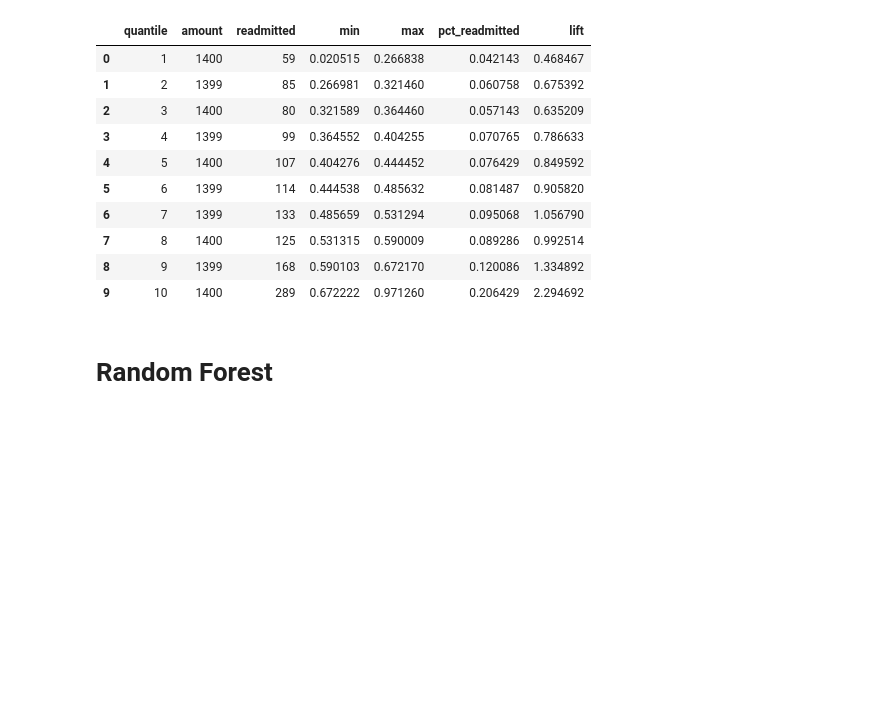
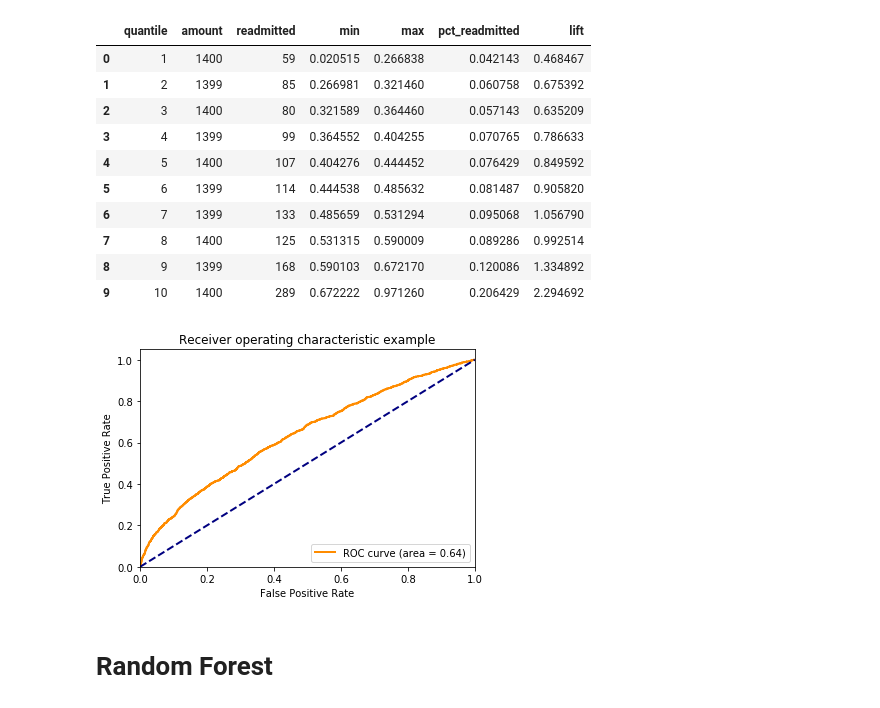
Before and after one commit to ChungHHuang/Capstone_project, a Jupyter notebook: ChungHsuan/Readmission.ipynb, the cells around one changed output. Cells and saved outputs as stored; diff of their text form; code cells hidden in the pictures; blank space fills up the shorter version.

```diff
--- a/ChungHsuan/Readmission.ipynb
+++ b/ChungHsuan/Readmission.ipynb
@@ -240,6 +240,23 @@ quan_table
 | 7 | 8 | 1400 | 125 | 0.531315 | 0.590009 | 0.089286 | 0.992514 |
 | 8 | 9 | 1399 | 168 | 0.590103 | 0.672170 | 0.120086 | 1.334892 |
 | 9 | 10 | 1400 | 289 | 0.672222 | 0.971260 | 0.206429 | 2.294692 |
+# %%
+#y_probs_lg = pd.DataFrame(LR_smo.predict_proba(x_test))[1]
+#fpr_lg, tpr_lg, thresholds_lg = roc_curve(y_test, y_probs_lg)
+auc_lg = roc_auc_score(y_test, y_probs_lg)
+plt.figure()
+lw = 2
+plt.plot(fpr_lg, tpr_lg, color='darkorange', lw=lw, label='ROC curve (area = %0.2f)' % auc_lg)
+plt.plot([0, 1], [0, 1], color='navy', lw=lw, linestyle='--')
+plt.xlim([0.0, 1.0])
+plt.ylim([0.0, 1.05])
+plt.xlabel('False Positive Rate')
+plt.ylabel('True Positive Rate')
+plt.title('Receiver operating characteristic example')
+plt.legend(loc="lower right")
+plt.show()
+# %% [output]
+[figure, added]
 # %% [markdown]
 # Random Forest
 # %%
```
Also changed, not shown: parts of 5 cells of this notebook, 1 other file.
